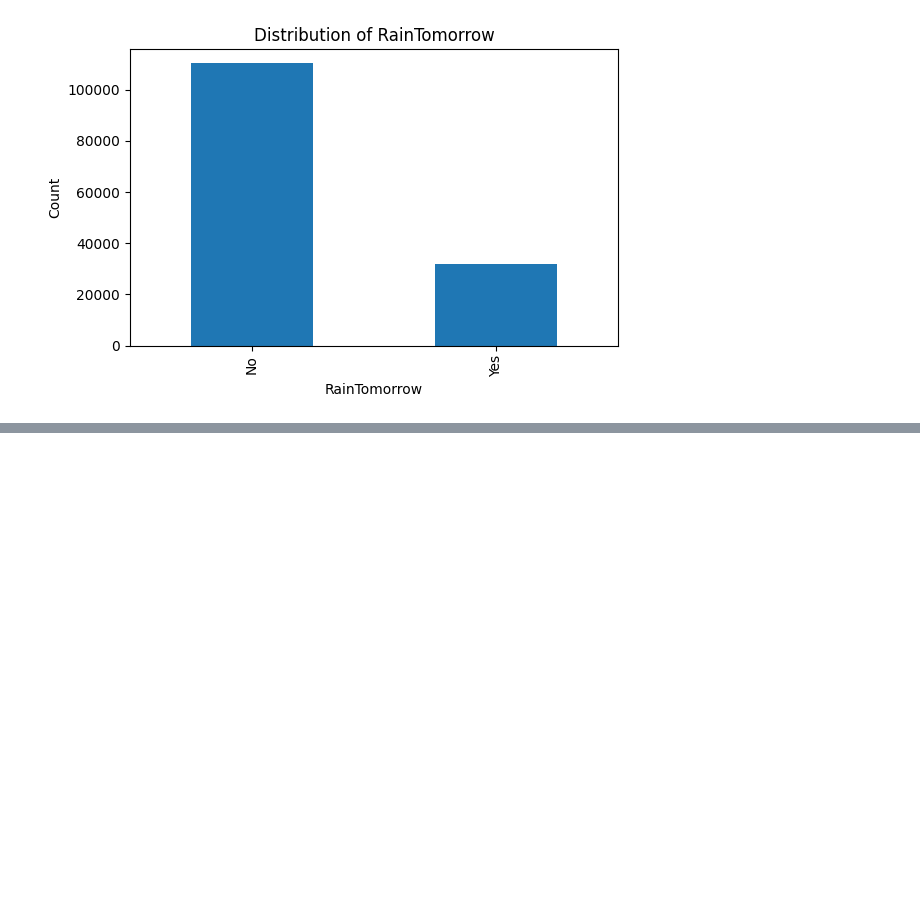
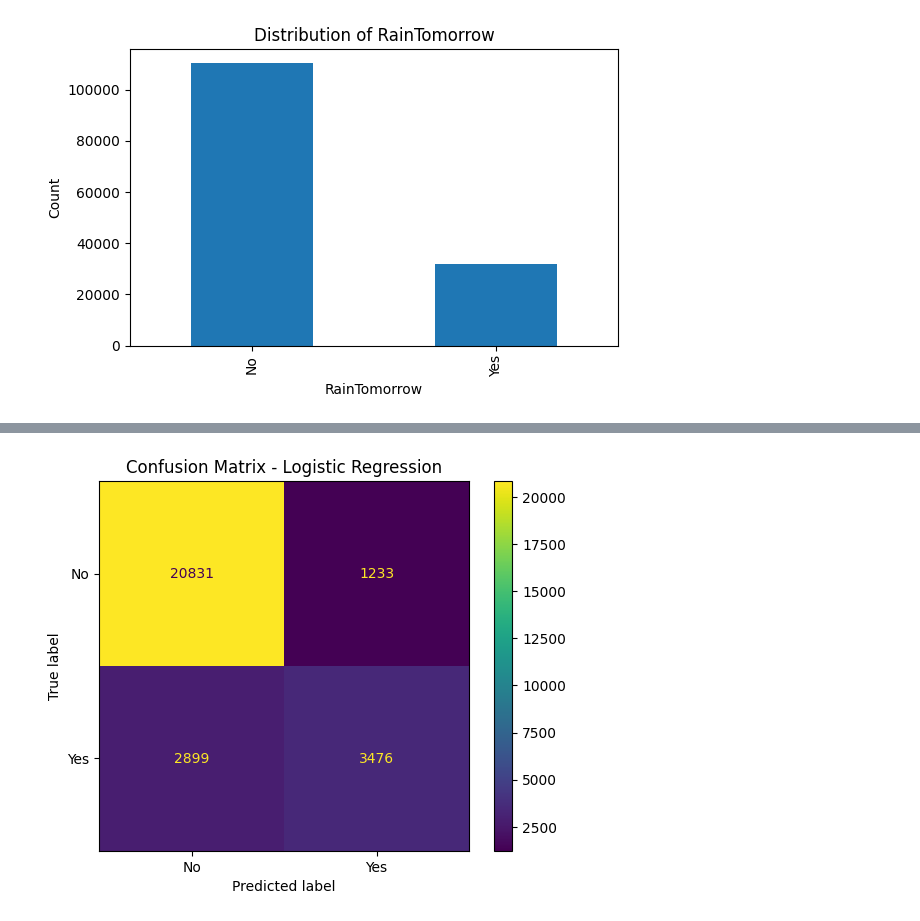
Before and after one commit to SirApollyon/weather-forecast-project, a Jupyter notebook: notebooks/weather_prediction.ipynb, the cells around one changed output, grey strips where cells are left out. Drawn from its saved outputs; the diff is of its cells as text; code cells hidden in the pictures; blank space fills up the shorter version.

```diff
--- a/notebooks/weather_prediction.ipynb
+++ b/notebooks/weather_prediction.ipynb
@@ -123,0 +171,7 @@ plt.show()
+# %%
+numeric_features = X.select_dtypes(include=["int64", "float64"]).columns.tolist()
+categorical_features = X.select_dtypes(include=["object"]).columns.tolist()
+
+print("Numeric features:", numeric_features)
+print()
+print("Categorical features:", categorical_features)
@@ -123,0 +182,12 @@ plt.show()
+# %%
+from sklearn.model_selection import train_test_split
+
+X_train, X_test, y_train, y_test = train_test_split(
+    X, y,
+    test_size=0.2,
+    random_state=42,
+    stratify=y
+)
+
+print("Train shape:", X_train.shape)
+print("Test shape:", X_test.shape)
@@ -123,0 +238,10 @@ plt.show()
+# %%
+from sklearn.linear_model import LogisticRegression
+from sklearn.pipeline import Pipeline
+
+logreg_model = Pipeline(steps=[
+    ("preprocessor", preprocessor),
+    ("model", LogisticRegression(max_iter=1000))
+])
+
+logreg_model.fit(X_train, y_train)
@@ -123,0 +266,3 @@ plt.show()
+# %%
+y_pred = logreg_model.predict(X_test)
+y_proba = logreg_model.predict_proba(X_test)[:, 1]
@@ -123,0 +302,11 @@ plt.show()
+# %%
+from sklearn.metrics import confusion_matrix, ConfusionMatrixDisplay
+import matplotlib.pyplot as plt
+
+cm = confusion_matrix(y_test, y_pred)
+disp = ConfusionMatrixDisplay(confusion_matrix=cm, display_labels=label_encoder.classes_)
+disp.plot()
+plt.title("Confusion Matrix - Logistic Regression")
+plt.show()
+# %% [output]
+[figure, added]
```
Also changed, not shown: parts of 13 cells of this notebook.
